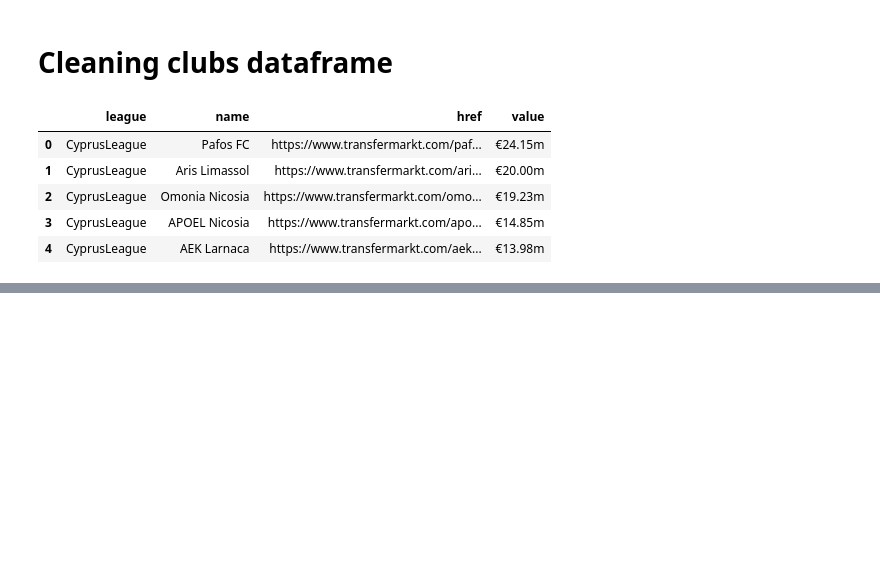
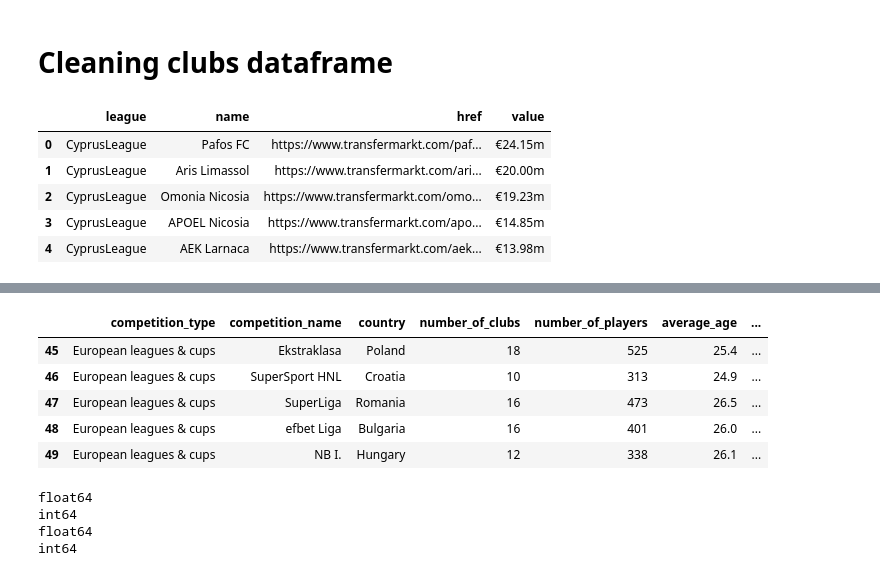
Before and after one commit to Noambsf/Crawling_tfmkt, a Jupyter notebook: postprocessing.ipynb, the cells around one changed output, grey strips where cells are left out. Saved outputs shown, nothing was run; the diff lists cells and outputs as text; code cells hidden in the pictures; blank space fills up the shorter version.

```diff
--- a/postprocessing.ipynb
+++ b/postprocessing.ipynb
@@ -244,0 +278,21 @@ TypeError: 'float' object is not subscriptable
+# %%
+competitions['total_market_value'] = competitions['total_market_value'].apply(lambda x : int(x)*1e6)
+# %%
+competitions[-5:]
+# %% [output]
+|  | competition_type | competition_name | country | number_of_clubs | number_of_players | average_age | ... |
+| 45 | European leagues & cups | Ekstraklasa | Poland | 18 | 525 | 25.4 | ... |
+| 46 | European leagues & cups | SuperSport HNL | Croatia | 10 | 313 | 24.9 | ... |
+| 47 | European leagues & cups | SuperLiga | Romania | 16 | 473 | 26.5 | ... |
+| 48 | European leagues & cups | efbet Liga | Bulgaria | 16 | 401 | 26.0 | ... |
+| 49 | European leagues & cups | NB I. | Hungary | 12 | 338 | 26.1 | ... |
+# %%
+print(competitions['average_age'].dtypes)
+print(competitions['number_of_players'].dtypes)
+print(competitions['foreigners_percentage'].dtypes)
+print(competitions['number_of_clubs'].dtypes)
+# %% [output]
+float64
+int64
+float64
+int64
```
Also changed, not shown: parts of 12 cells of this notebook.
